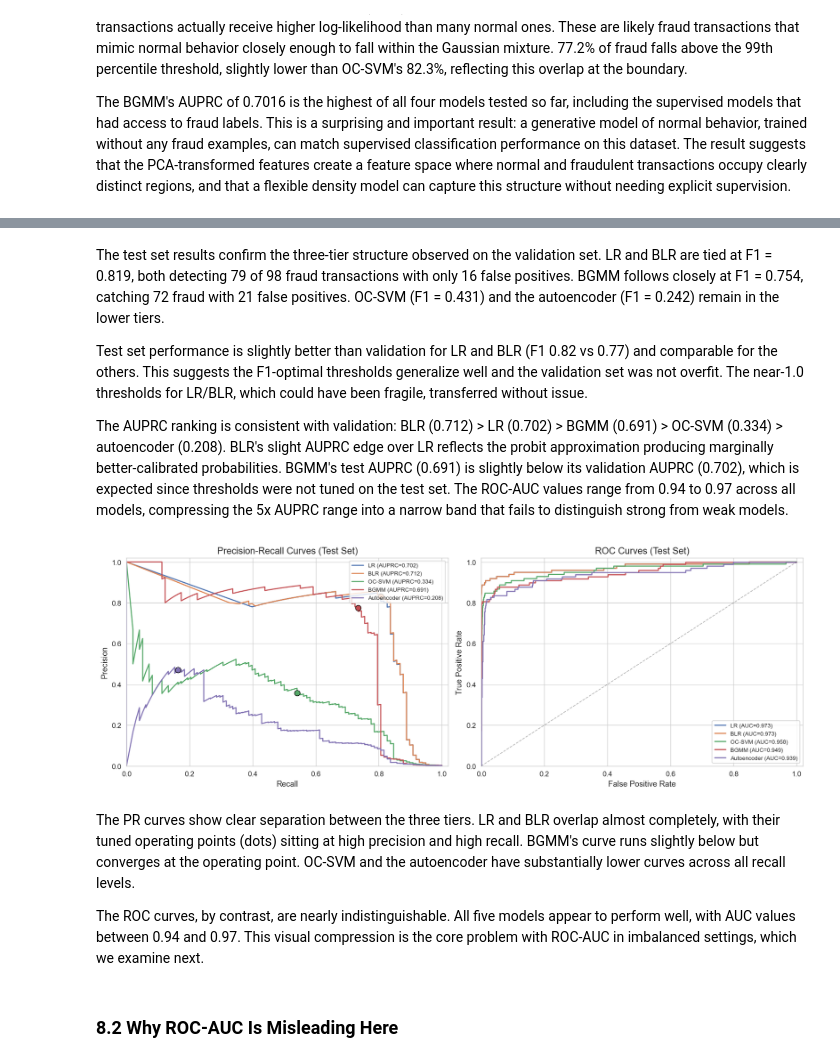
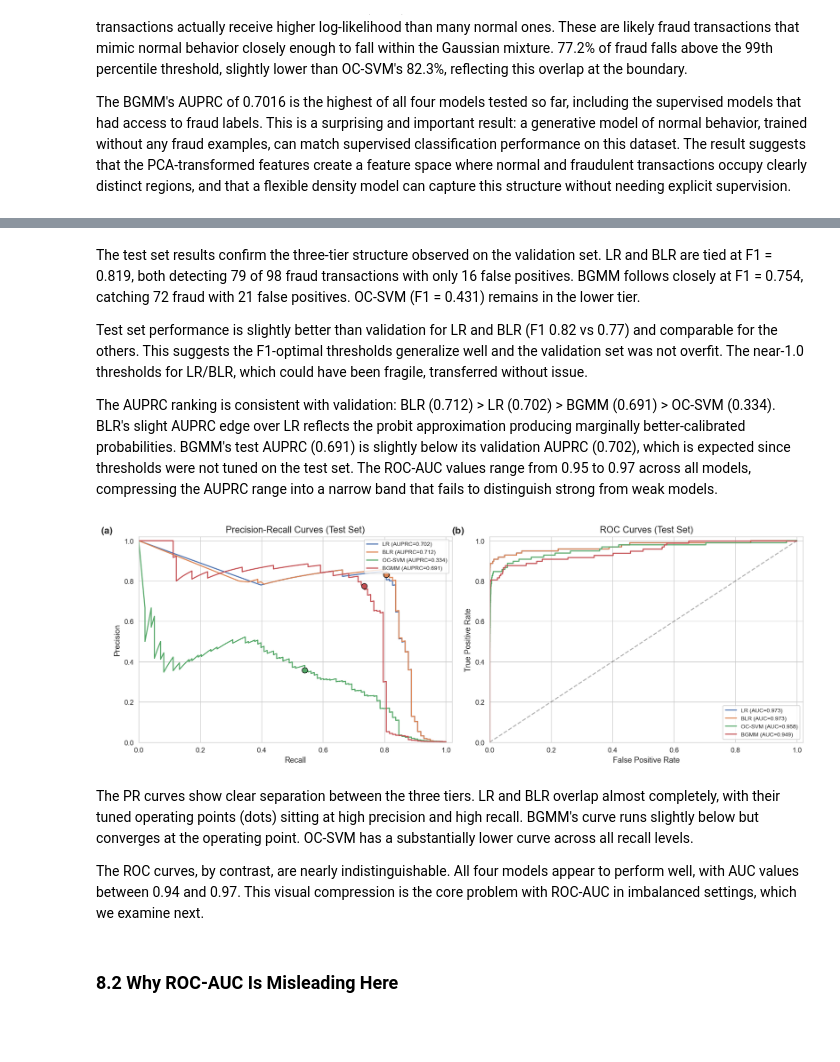
Before and after one commit to adamelhaa/cc-fraud-detection, a Jupyter notebook: notebooks/Notebook.ipynb, the cells around one changed output, grey strips where cells are left out. Saved outputs shown, nothing was run; the diff lists cells and outputs as text; code cells hidden in the pictures; blank space fills up the shorter version.

```diff
--- a/notebooks/Notebook.ipynb
+++ b/notebooks/Notebook.ipynb
@@ -1800,26 +1570,0 @@ At the 99th percentile threshold, the autoencoder detects 52 of 79 fraud transac
-# %%
-# reconstruction error distribution by class
-fig, ax = plt.subplots(figsize=(8, 4.5))
-
-# clip for visualization (some fraud has extreme reconstruction error)
-clip_val = np.percentile(ae_val_scores, 99.5)
-ax.hist(ae_val_scores[(y_val == 0) & (ae_val_scores < clip_val)], bins=100, alpha=0.6,
-        density=True, color='#4C72B0', label='Normal')
-ax.hist(ae_val_scores[(y_val == 1) & (ae_val_scores < clip_val)], bins=30, alpha=0.7,
-        density=True, color='#C44E52', label='Fraud')
-ax.axvline(x=ae_threshold, color='black', linestyle='--', lw=1.5, alpha=0.7,
-           label=f'99th pct threshold ({ae_threshold:.2f})')
-ax.set_xlabel('Reconstruction Error (MSE)')
-ax.set_ylabel('Density')
-ax.set_title('Autoencoder Reconstruction Error Distribution')
-ax.legend()
-plt.tight_layout()
-plt.savefig('../figures/autoencoder_reconstruction_error.png', dpi=150, bbox_inches='tight')
-plt.show()
-
-fraud_above = (ae_val_scores[y_val == 1] > ae_threshold).mean()
-normal_above = (ae_val_scores[y_val == 0] > ae_threshold).mean()
-print(f"Fraud above threshold: {fraud_above:.1%}")
-print(f"Normal above threshold: {normal_above:.2%}")
-print(f"Median reconstruction error - Normal: {np.median(ae_val_scores[y_val==0]):.4f}")
-print(f"Median reconstruction error - Fraud:  {np.median(ae_val_scores[y_val==1]):.4f}")
@@ -1859,7 +1592,6 @@ blr_opt_thresh, blr_opt_f1, blr_opt_prec, blr_opt_rec = find_f1_threshold(y_val,
 # anomaly detectors: anomaly scores (higher = more anomalous)
 ocsvm_opt_thresh, ocsvm_opt_f1, ocsvm_opt_prec, ocsvm_opt_rec = find_f1_threshold(y_val, ocsvm_val_anomaly_scores)
 bgmm_opt_thresh, bgmm_opt_f1, bgmm_opt_prec, bgmm_opt_rec = find_f1_threshold(y_val, bgmm_val_anomaly_scores)
-ae_opt_thresh, ae_opt_f1, ae_opt_prec, ae_opt_rec = find_f1_threshold(y_val, ae_val_scores)
 
 # summary table
 print("F1-optimal thresholds on validation set")
@@ -1870,7 +1602,6 @@ for name, thresh, f1, prec, rec in [
     ('BLR', blr_opt_thresh, blr_opt_f1, blr_opt_prec, blr_opt_rec),
     ('OC-SVM', ocsvm_opt_thresh, ocsvm_opt_f1, ocsvm_opt_prec, ocsvm_opt_rec),
     ('BGMM', bgmm_opt_thresh, bgmm_opt_f1, bgmm_opt_prec, bgmm_opt_rec),
-    ('Autoencoder', ae_opt_thresh, ae_opt_f1, ae_opt_prec, ae_opt_rec),
 ]:
     print(f"{name:<12} {thresh:>14.4f} {f1:>8.4f} {prec:>10.4f} {rec:>8.4f}")
 # %% [output]
@@ -2025,19 +1748,19 @@ Test set: 56962 transactions, 98 fraud (0.172%)
 # %% [markdown]
-The test set results confirm the three-tier structure observed on the validation set. LR and BLR are tied at F1 = 0.819, both detecting 79 of 98 fraud transactions with only 16 false positives. BGMM follows closely at F1 = 0.754, catching 72 fraud with 21 false positives. OC-SVM (F1 = 0.431) and the autoencoder (F1 = 0.242) remain in the lower tiers.
+The test set results confirm the three-tier structure observed on the validation set. LR and BLR are tied at F1 = 0.819, both detecting 79 of 98 fraud transactions with only 16 false positives. BGMM follows closely at F1 = 0.754, catching 72 fraud with 21 false positives. OC-SVM (F1 = 0.431) remains in the lower tier.
 
 Test set performance is slightly better than validation for LR and BLR (F1 0.82 vs 0.77) and comparable for the others. This suggests the F1-optimal thresholds generalize well and the validation set was not overfit. The near-1.0 thresholds for LR/BLR, which could have been fragile, transferred without issue.
 
-The AUPRC ranking is consistent with validation: BLR (0.712) > LR (0.702) > BGMM (0.691) > OC-SVM (0.334) > autoencoder (0.208). BLR's slight AUPRC edge over LR reflects the probit approximation producing marginally better-calibrated probabilities. BGMM's test AUPRC (0.691) is slightly below its validation AUPRC (0.702), which is expected since thresholds were not tuned on the test set. The ROC-AUC values range from 0.94 to 0.97 across all models, compressing the 5x AUPRC range into a narrow band that fails to distinguish strong from weak models.
+The AUPRC ranking is consistent with validation: BLR (0.712) > LR (0.702) > BGMM (0.691) > OC-SVM (0.334). BLR's slight AUPRC edge over LR reflects the probit approximation producing marginally better-calibrated probabilities. BGMM's test AUPRC (0.691) is slightly below its validation AUPRC (0.702), which is expected since thresholds were not tuned on the test set. The ROC-AUC values range from 0.95 to 0.97 across all models, compressing the AUPRC range into a narrow band that fails to distinguish strong from weak models.
 # %%
-# PR curves for all models on the test set (overlaid)
+# PR and ROC curves for all models on the test set (overlaid)
 fig, axes = plt.subplots(1, 2, figsize=(14, 5))
 
 colors = {'LR': '#4C72B0', 'BLR': '#DD8452', 'OC-SVM': '#55A868',
-          'BGMM': '#C44E52', 'Autoencoder': '#8172B3'}
+          'BGMM': '#C44E52'}
 
 # PR curves
 ax = axes[0]
-for name in ['LR', 'BLR', 'OC-SVM', 'BGMM', 'Autoencoder']:
+for name in ['LR', 'BLR', 'OC-SVM', 'BGMM']:
     scores = test_metrics[name]['scores']
     prec_curve, rec_curve, _ = precision_recall_curve(y_test, scores)
     auprc = test_metrics[name]['auprc']
@@ -2048,40 +1771,42 @@ for name in ['LR', 'BLR', 'OC-SVM', 'BGMM', 'Autoencoder']:
     fn = test_metrics[name]['fn']
     op_prec = tp / (tp + fp) if (tp + fp) > 0 else 0
     op_rec = tp / (tp + fn) if (tp + fn) > 0 else 0
     ax.scatter(op_rec, op_prec, color=colors[name], s=60, zorder=5, edgecolors='black', linewidth=0.8)
 
 ax.set_xlabel('Recall')
 ax.set_ylabel('Precision')
 ax.set_title('Precision-Recall Curves (Test Set)')
 ax.legend(fontsize=8, loc='upper right')
 ax.set_xlim([0, 1.02])
 ax.set_ylim([0, 1.02])
+ax.text(-0.12, 1.05, '(a)', transform=ax.transAxes, fontsize=14, fontweight='bold', va='top')
 
 # ROC curves
 ax = axes[1]
-for name in ['LR', 'BLR', 'OC-SVM', 'BGMM', 'Autoencoder']:
+for name in ['LR', 'BLR', 'OC-SVM', 'BGMM']:
     scores = test_metrics[name]['scores']
     fpr_curve, tpr_curve, _ = roc_curve(y_test, scores)
     roc_auc = test_metrics[name]['roc_auc']
     ax.plot(fpr_curve, tpr_curve, label=f"{name} (AUC={roc_auc:.3f})", color=colors[name], linewidth=1.5)
 
-ax.plot([0, 1], [0, 1], 'k--', alpha=0.3, linewidth=1)
+ax.plot([0, 1], [0, 1], 'k--', alpha=0.3)
 ax.set_xlabel('False Positive Rate')
 ax.set_ylabel('True Positive Rate')
 ax.set_title('ROC Curves (Test Set)')
 ax.legend(fontsize=8, loc='lower right')
 ax.set_xlim([0, 1.02])
 ax.set_ylim([0, 1.02])
+ax.text(-0.12, 1.05, '(b)', transform=ax.transAxes, fontsize=14, fontweight='bold', va='top')
 
 plt.tight_layout()
 plt.savefig('../figures/final_pr_roc_curves.png', dpi=150, bbox_inches='tight')
 plt.show()
 # %% [output]
-[figure, old version]
+[figure, new version]
 # %% [markdown]
-The PR curves show clear separation between the three tiers. LR and BLR overlap almost completely, with their tuned operating points (dots) sitting at high precision and high recall. BGMM's curve runs slightly below but converges at the operating point. OC-SVM and the autoencoder have substantially lower curves across all recall levels.
+The PR curves show clear separation between the three tiers. LR and BLR overlap almost completely, with their tuned operating points (dots) sitting at high precision and high recall. BGMM's curve runs slightly below but converges at the operating point. OC-SVM has a substantially lower curve across all recall levels.
 
-The ROC curves, by contrast, are nearly indistinguishable. All five models appear to perform well, with AUC values between 0.94 and 0.97. This visual compression is the core problem with ROC-AUC in imbalanced settings, which we examine next.
+The ROC curves, by contrast, are nearly indistinguishable. All four models appear to perform well, with AUC values between 0.94 and 0.97. This visual compression is the core problem with ROC-AUC in imbalanced settings, which we examine next.
 # %% [markdown]
 ### 8.2 Why ROC-AUC Is Misleading Here
 # %%
```
Also changed, not shown: parts of 36 cells of this notebook, 6 other files.
